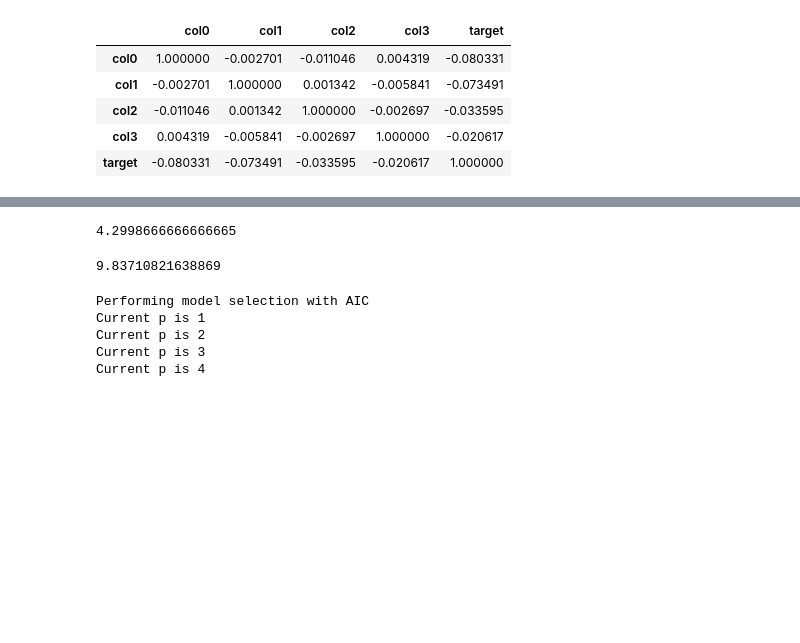
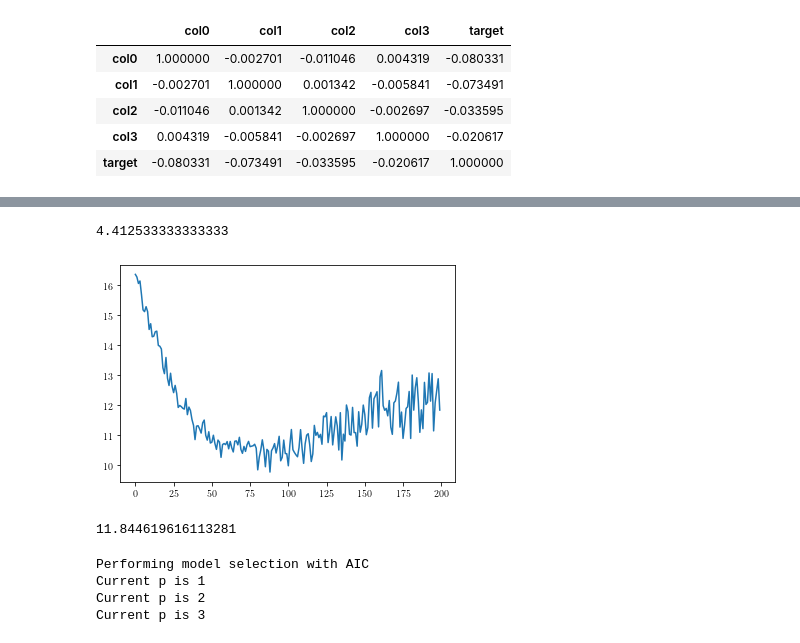
Before and after one commit to clementcome/ModelPoint, a Jupyter notebook: test.ipynb, the cells around one changed output, grey strips where cells are left out. Drawn from its saved outputs; the diff is of its cells as text; code cells hidden in the pictures; blank space fills up the shorter version.

Commit message:
Batch learning and fixed prediction for LocKMeans

```diff
--- a/test.ipynb
+++ b/test.ipynb
@@ -48,4 +48,4 @@ from ModelPoint import ModelPointDefiner, threshold_1d
 mpd = ModelPointDefiner(train_df[study_columns+["target"]], "target")
 # %%
 n_estimation = 100
-mpd.fit_cluster(n_estimation, init_mode="random", truncate_cluster=20, max_iter=300)
+mpd.fit_cluster(n_estimation, init_mode="random", fit_mode="batch", batch_size=2500, alpha=0.005, compute_loss=True, truncate_cluster=20, max_iter=200, print_std=True)
@@ -52,12 +70,17 @@ mpd.fit_cluster(n_estimation, init_mode="random", truncate_cluster=20, max_iter=
 # %%
-np.mean(np.max(mpd.lkm_.visited_cluster_through_iterations_, axis=0))
+np.mean(np.max(mpd.lkm_.visited_cluster_through_iteration_list_, axis=0))
 # %% [output]
-4.2998666666666665
+4.412533333333333
+# %%
+plt.plot(mpd.lkm_.loss_history_)
+plt.show()
+# %% [output]
+[figure, added]
 # %%
 unique_labels, counts = np.unique(mpd.lkm_.labels_, return_counts=True)
 np.std(counts)
 # %% [output]
-9.83710821638869
+11.844619616113281
 # %%
 px.scatter_matrix(test_df, dimensions=["col0", "col1", "col2", "col3"], color = mpd.predict_cluster(test_df[study_columns].values))
 # %%
@@ -67,7 +90,6 @@ Performing model selection with AIC
 Current p is 1
 Current p is 2
 Current p is 3
-Current p is 4
 # %%
 mpd.fit_BSG(columns=["col0"], normalization=[None])
 # %%
```
Also changed, not shown: parts of 6 cells of this notebook, 2 other files.
